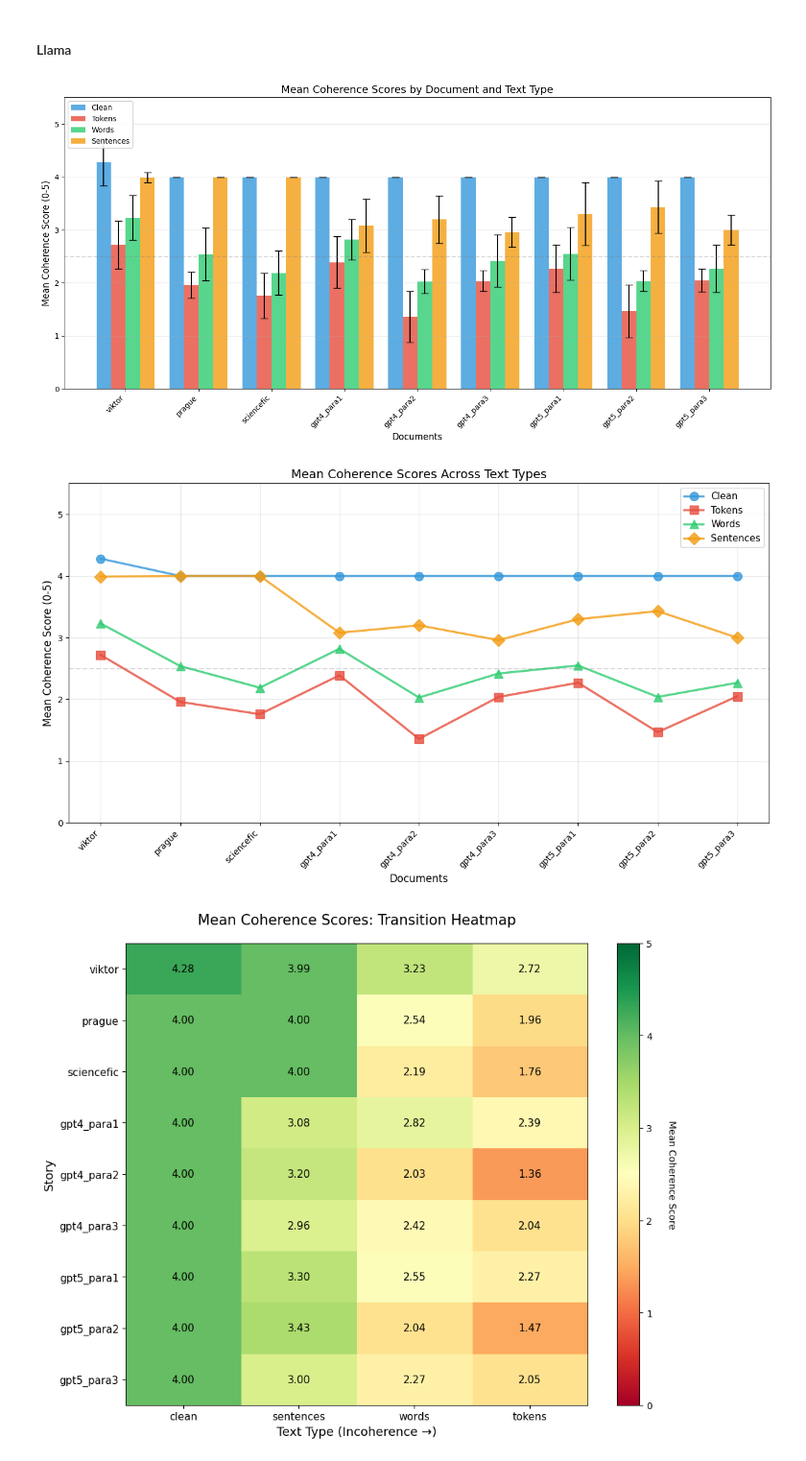
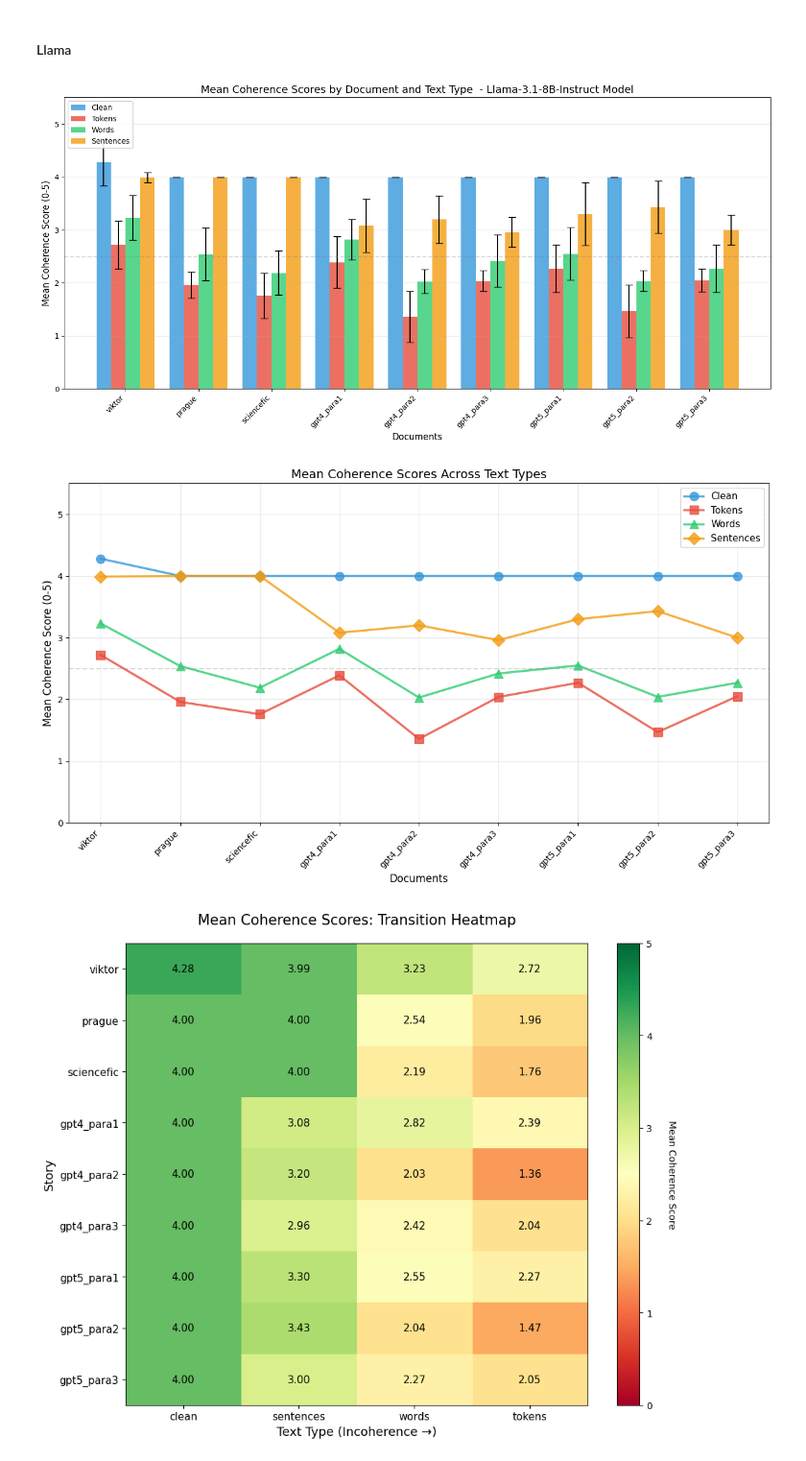
Before and after one commit to joaocnvdias/mech-i-coherence, a Jupyter notebook: vector-fields/plots/models-comparison.ipynb, the cells around one changed output. Shown at 96% size. Drawn from its saved outputs; the diff is of its cells as text; code cells hidden in the pictures.

```diff
--- a/vector-fields/plots/models-comparison.ipynb
+++ b/vector-fields/plots/models-comparison.ipynb
@@ -870,7 +870,7 @@ def plot_strip_with_stats(data):
     plt.show()
 
 
-def plot_grouped_barplot(data, ylim=None):
+def plot_grouped_barplot(data, ylim=None, model=None):
     """
     Grouped bar plot showing mean scores for each text type per key
 
@@ -906,7 +906,7 @@ def plot_grouped_barplot(data, ylim=None):
 
     ax.set_xlabel('Documents', fontsize=12, fontweight='normal')
     ax.set_ylabel('Mean Coherence Score (0-5)', fontsize=12, fontweight='normal')
-    ax.set_title('Mean Coherence Scores by Document and Text Type', fontsize=14, fontweight='normal')
+    ax.set_title(f'Mean Coherence Scores by Document and Text Type  - {model}', fontsize=14, fontweight='normal')
     ax.set_xticks(x)
     ax.set_xticklabels(labels, rotation=45, ha='right')
 
@@ -1365,10 +1365,10 @@ plot_transition_heatmap(cola_results, vlim=(0,1))
 # %%
 llama_results = loaded_results["llama"]
 # %%
-plot_grouped_barplot(llama_results)
+plot_grouped_barplot(llama_results, model="Llama-3.1-8B-Instruct Model")
 plot_comparative_lines(llama_results)
 # %% [output]
-[figure, old version]
+[figure, new version]
 [figure]
 # %%
 plot_transition_heatmap(llama_results)
```
Also changed, not shown: parts of 3 cells of this notebook.
